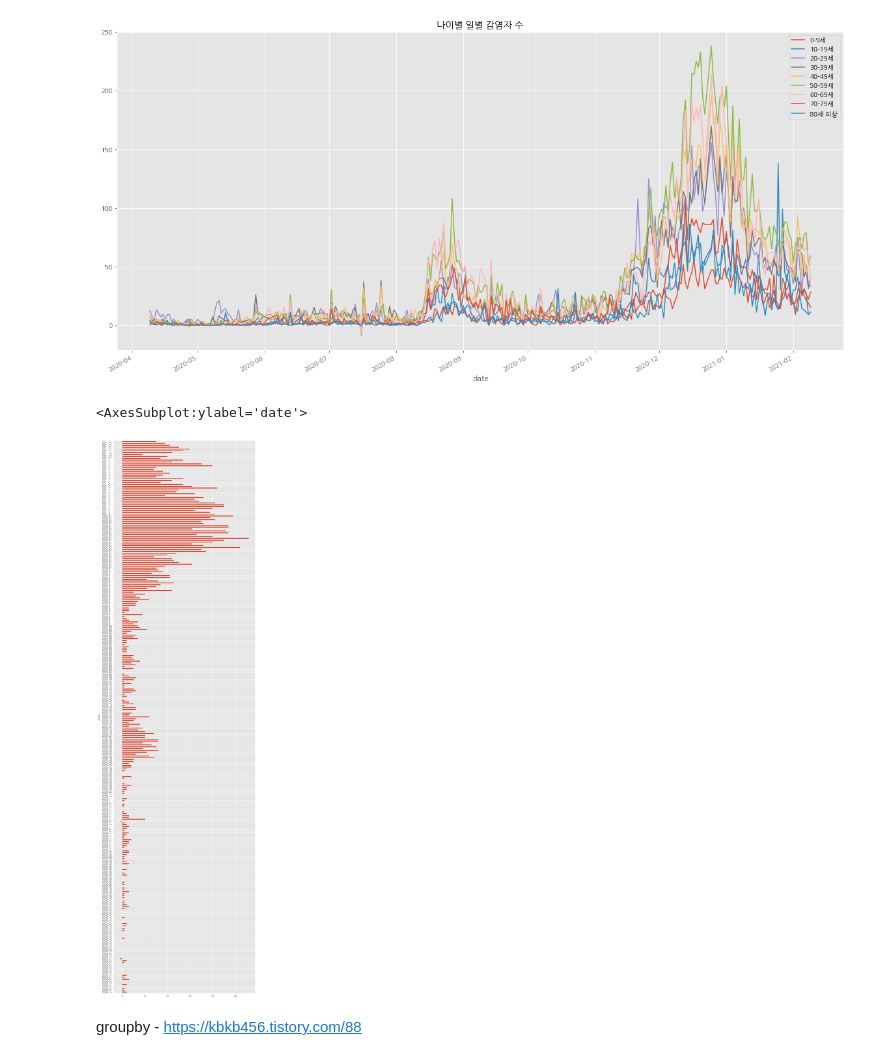
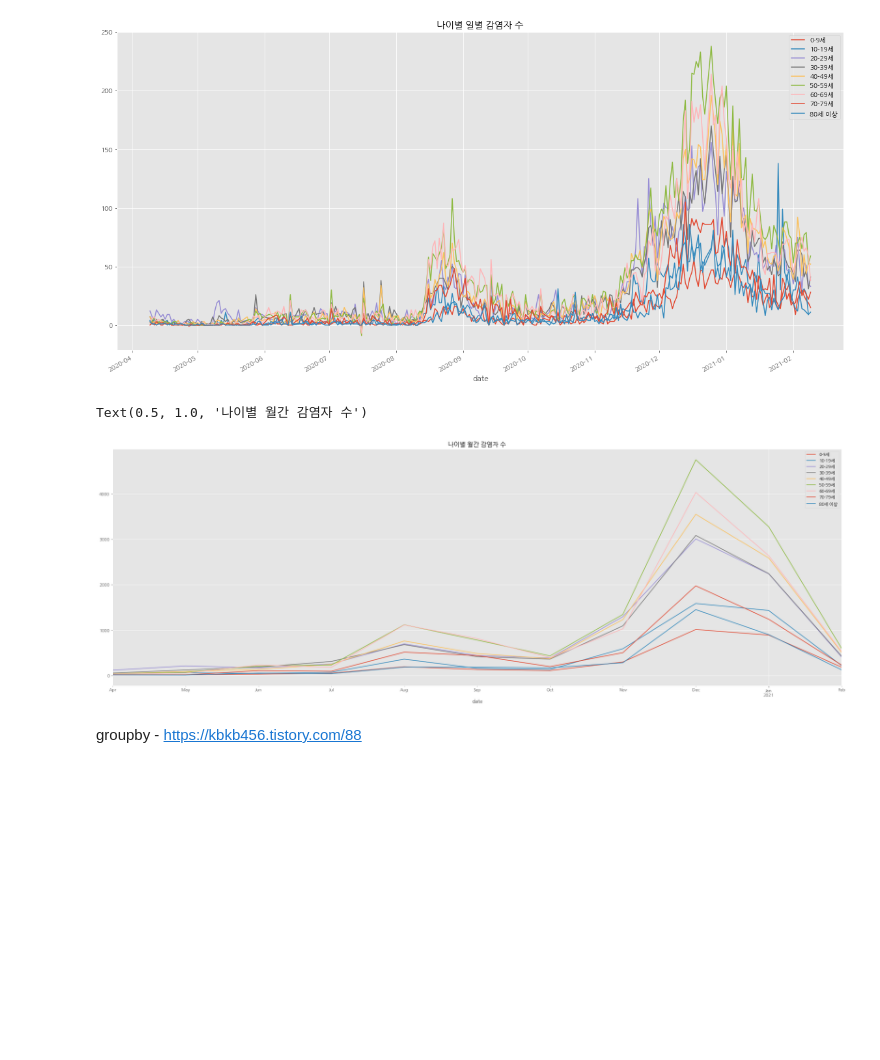
Before and after one commit to badgelatte/nhnacademy_10months, a Jupyter notebook: C_11/Day1/TodayClass/homework.ipynb, the cells around one changed output. Saved outputs shown, nothing was run; the diff lists cells and outputs as text; code cells hidden in the pictures; blank space fills up the shorter version.

```diff
--- a/C_11/Day1/TodayClass/homework.ipynb
+++ b/C_11/Day1/TodayClass/homework.ipynb
@@ -571,12 +571,14 @@ df_age
 297 rows × 9 columns
 # %%
 df_age2 = df_age.reset_index(inplace=False)
+# df_Covid2 = df_Covid.copy()
+# df_Covid2.date = df_Covid2.date.dt.to_period(freq='M')
+
 df_age2.date = df_age2.date.dt.to_period(freq='M')
-df_age3 = df_age2.copy()
-df_age3.index = df_age3.date
-df_age3.drop('date',axis=1,inplace=True)
+df_age2.index = df_age2.date
+df_age2.drop('date',axis=1,inplace=True)
 
-df_age3
+df_age2
 # %% [output]
 |  | 0-9세 | 10-19세 | 20-29세 | 30-39세 | 40-49세 | 50-59세 | 60-69세 | 70-79세 | 80세 이상 |
 | date |  |  |  |  |  |  |  |  |  |
@@ -627,0 +597,5 @@ df_age3
+# %%
+df_age_month = pd.concat([df_age2.groupby('date')['0-9세'].sum(),df_age2.groupby('date')['10-19세'].sum(),df_age2.groupby('date')['20-29세'].sum(),
+                         df_age2.groupby('date')['30-39세'].sum(),df_age2.groupby('date')['40-49세'].sum(),df_age2.groupby('date')['50-59세'].sum(),
+                         df_age2.groupby('date')['60-69세'].sum(),df_age2.groupby('date')['70-79세'].sum(),df_age2.groupby('date')['80세 이상'].sum()],axis=1)
+df_age_month
@@ -632,10 +637,11 @@ plt.title('나이별 일별 감염자 수')
 plt.show()
 # %% [output]
 [figure]
-# %%
-df_age3['0-9세'].plot(kind='barh',figsize=(10,40))
-# %% [output]
-<AxesSubplot:ylabel='date'>
-[figure, removed]
+# %%
+df_age_month.plot(figsize=(30,10))
+plt.title('나이별 월간 감염자 수')
+# %% [output]
+Text(0.5, 1.0, '나이별 월간 감염자 수')
+[figure, added]
 # %% [markdown]
 groupby - https://kbkb456.tistory.com/88
```
Also changed, not shown: parts of 4 cells of this notebook.
